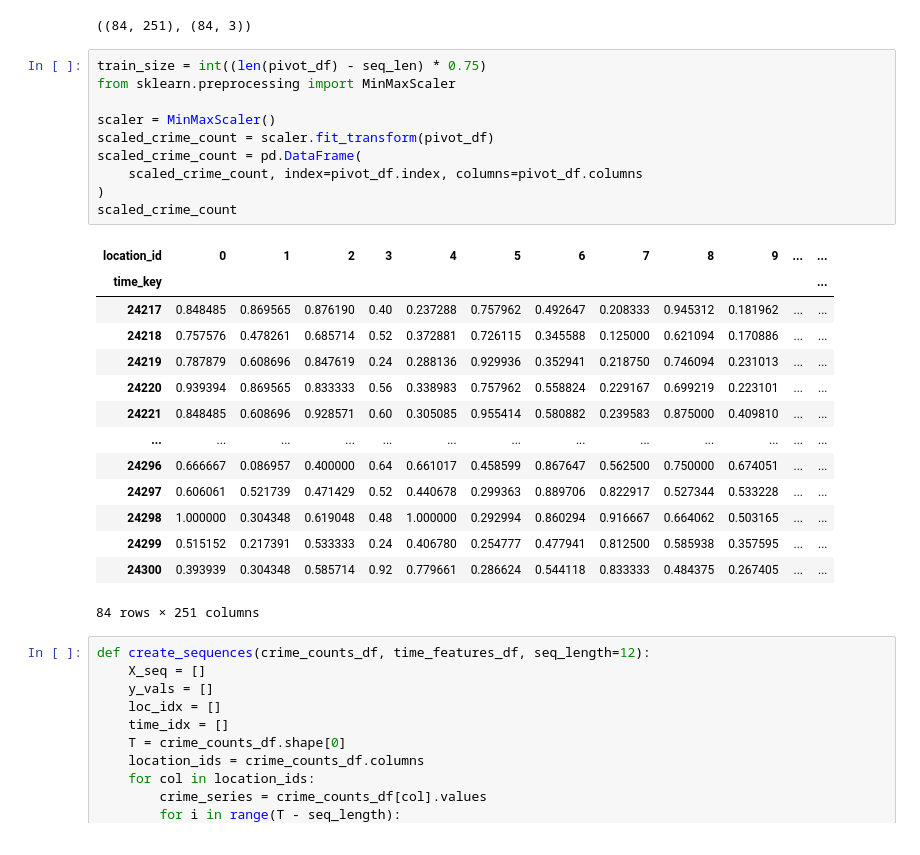
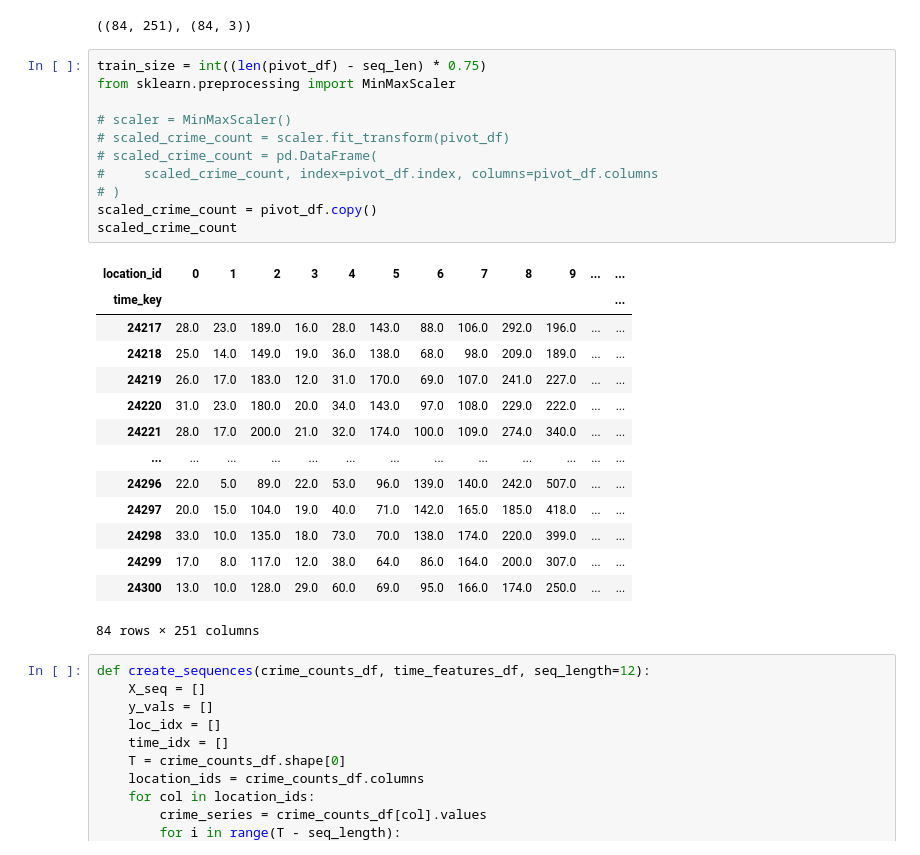
Before and after one commit to Lemonziz/IT5006Project, a Jupyter notebook: lstm_time_location.ipynb, the cells around one changed output. Drawn from its saved outputs; the diff is of its cells as text.

```diff
--- a/lstm_time_location.ipynb
+++ b/lstm_time_location.ipynb
@@ -66,27 +66,28 @@ pivot_df.shape, time_features.shape
 # %%
 train_size = int((len(pivot_df) - seq_len) * 0.75)
 from sklearn.preprocessing import MinMaxScaler
 
-scaler = MinMaxScaler()
-scaled_crime_count = scaler.fit_transform(pivot_df)
-scaled_crime_count = pd.DataFrame(
-    scaled_crime_count, index=pivot_df.index, columns=pivot_df.columns
-)
+# scaler = MinMaxScaler()
+# scaled_crime_count = scaler.fit_transform(pivot_df)
+# scaled_crime_count = pd.DataFrame(
+#     scaled_crime_count, index=pivot_df.index, columns=pivot_df.columns
+# )
+scaled_crime_count = pivot_df.copy()
 scaled_crime_count
 # %% [output]
 | location_id | 0 | 1 | 2 | 3 | 4 | 5 | 6 | 7 | 8 | 9 | ... | ... |
 | time_key |  |  |  |  |  |  |  |  |  |  |  | ... |
-| 24217 | 0.848485 | 0.869565 | 0.876190 | 0.40 | 0.237288 | 0.757962 | 0.492647 | 0.208333 | 0.945312 | 0.181962 | ... | ... |
-| 24218 | 0.757576 | 0.478261 | 0.685714 | 0.52 | 0.372881 | 0.726115 | 0.345588 | 0.125000 | 0.621094 | 0.170886 | ... | ... |
-| 24219 | 0.787879 | 0.608696 | 0.847619 | 0.24 | 0.288136 | 0.929936 | 0.352941 | 0.218750 | 0.746094 | 0.231013 | ... | ... |
-| 24220 | 0.939394 | 0.869565 | 0.833333 | 0.56 | 0.338983 | 0.757962 | 0.558824 | 0.229167 | 0.699219 | 0.223101 | ... | ... |
-| 24221 | 0.848485 | 0.608696 | 0.928571 | 0.60 | 0.305085 | 0.955414 | 0.580882 | 0.239583 | 0.875000 | 0.409810 | ... | ... |
+| 24217 | 28.0 | 23.0 | 189.0 | 16.0 | 28.0 | 143.0 | 88.0 | 106.0 | 292.0 | 196.0 | ... | ... |
+| 24218 | 25.0 | 14.0 | 149.0 | 19.0 | 36.0 | 138.0 | 68.0 | 98.0 | 209.0 | 189.0 | ... | ... |
+| 24219 | 26.0 | 17.0 | 183.0 | 12.0 | 31.0 | 170.0 | 69.0 | 107.0 | 241.0 | 227.0 | ... | ... |
+| 24220 | 31.0 | 23.0 | 180.0 | 20.0 | 34.0 | 143.0 | 97.0 | 108.0 | 229.0 | 222.0 | ... | ... |
+| 24221 | 28.0 | 17.0 | 200.0 | 21.0 | 32.0 | 174.0 | 100.0 | 109.0 | 274.0 | 340.0 | ... | ... |
 | ... | ... | ... | ... | ... | ... | ... | ... | ... | ... | ... | ... | ... |
-| 24296 | 0.666667 | 0.086957 | 0.400000 | 0.64 | 0.661017 | 0.458599 | 0.867647 | 0.562500 | 0.750000 | 0.674051 | ... | ... |
-| 24297 | 0.606061 | 0.521739 | 0.471429 | 0.52 | 0.440678 | 0.299363 | 0.889706 | 0.822917 | 0.527344 | 0.533228 | ... | ... |
-| 24298 | 1.000000 | 0.304348 | 0.619048 | 0.48 | 1.000000 | 0.292994 | 0.860294 | 0.916667 | 0.664062 | 0.503165 | ... | ... |
-| 24299 | 0.515152 | 0.217391 | 0.533333 | 0.24 | 0.406780 | 0.254777 | 0.477941 | 0.812500 | 0.585938 | 0.357595 | ... | ... |
-| 24300 | 0.393939 | 0.304348 | 0.585714 | 0.92 | 0.779661 | 0.286624 | 0.544118 | 0.833333 | 0.484375 | 0.267405 | ... | ... |
+| 24296 | 22.0 | 5.0 | 89.0 | 22.0 | 53.0 | 96.0 | 139.0 | 140.0 | 242.0 | 507.0 | ... | ... |
+| 24297 | 20.0 | 15.0 | 104.0 | 19.0 | 40.0 | 71.0 | 142.0 | 165.0 | 185.0 | 418.0 | ... | ... |
+| 24298 | 33.0 | 10.0 | 135.0 | 18.0 | 73.0 | 70.0 | 138.0 | 174.0 | 220.0 | 399.0 | ... | ... |
+| 24299 | 17.0 | 8.0 | 117.0 | 12.0 | 38.0 | 64.0 | 86.0 | 164.0 | 200.0 | 307.0 | ... | ... |
+| 24300 | 13.0 | 10.0 | 128.0 | 29.0 | 60.0 | 69.0 | 95.0 | 166.0 | 174.0 | 250.0 | ... | ... |
 84 rows × 251 columns
 # %%
 def create_sequences(crime_counts_df, time_features_df, seq_length=12):
```
Also changed, not shown: parts of 13 cells of this notebook, 1 other file.
